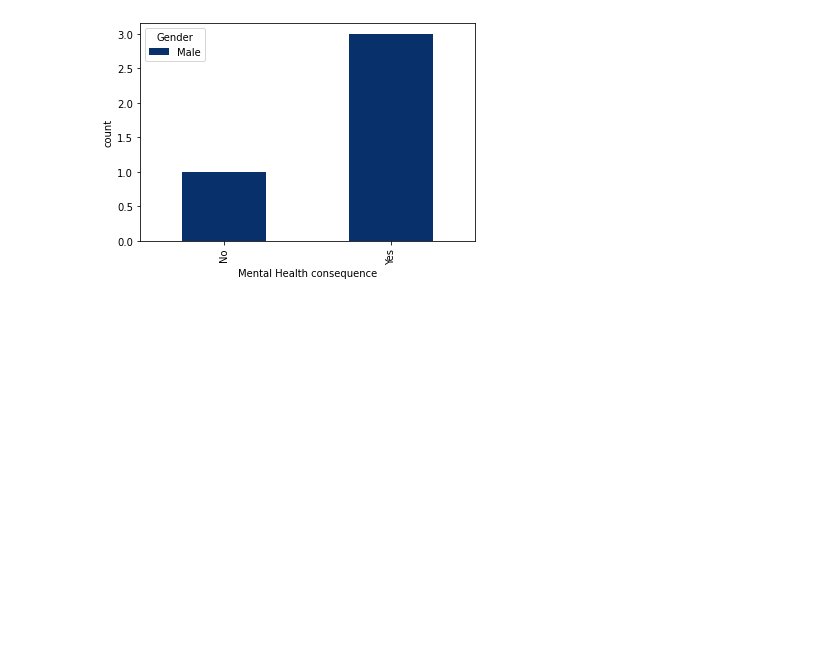
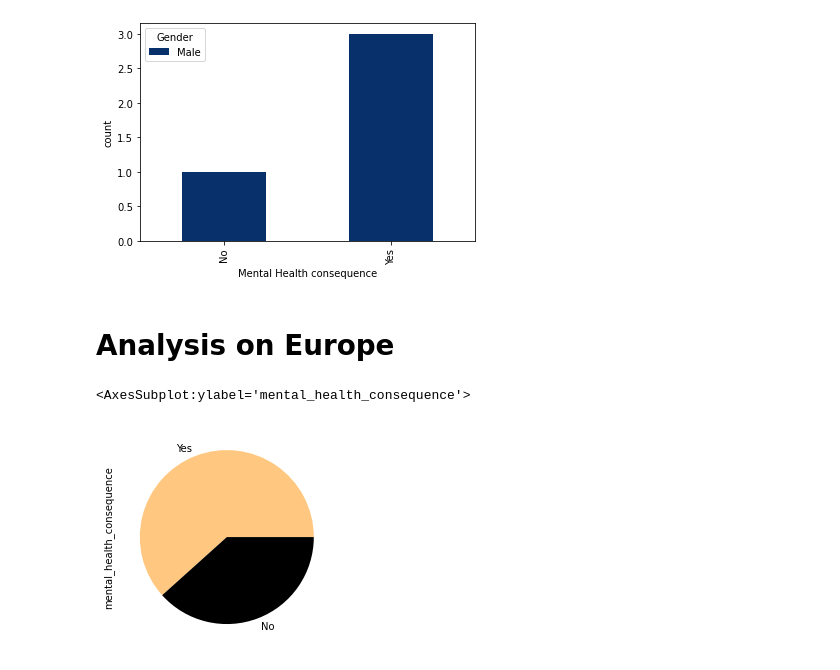
Before and after one commit to Divinemayur/MentalHealthsurvey, a Jupyter notebook: MentalHealthIllnessProject.ipynb, the cells around one changed output. Cells and saved outputs as stored; diff of their text form; code cells hidden in the pictures; blank space fills up the shorter version.

Commit message:
Analyse data from Europe

```diff
--- a/MentalHealthIllnessProject.ipynb
+++ b/MentalHealthIllnessProject.ipynb
@@ -121,3 +121,12 @@ dataframe4.plot(kind='bar', xlabel="Mental Health consequence", ylabel="count",
 # %% [output]
 <AxesSubplot:xlabel='Mental Health consequence', ylabel='count'>
 [figure]
+# %% [markdown]
+# Analysis on Europe
+# %%
+dataframe5 = final_dataset.query('remote_work == "No" & benefits == "No" & Continents == "Europe" & seek_help == "No" & care_options == "No"')
+
+dataframe5['mental_health_consequence'].value_counts().plot(kind="pie", colormap="copper_r")
+# %% [output]
+<AxesSubplot:ylabel='mental_health_consequence'>
+[figure, added]
```
Also changed, not shown: parts of 1 cell of this notebook.
